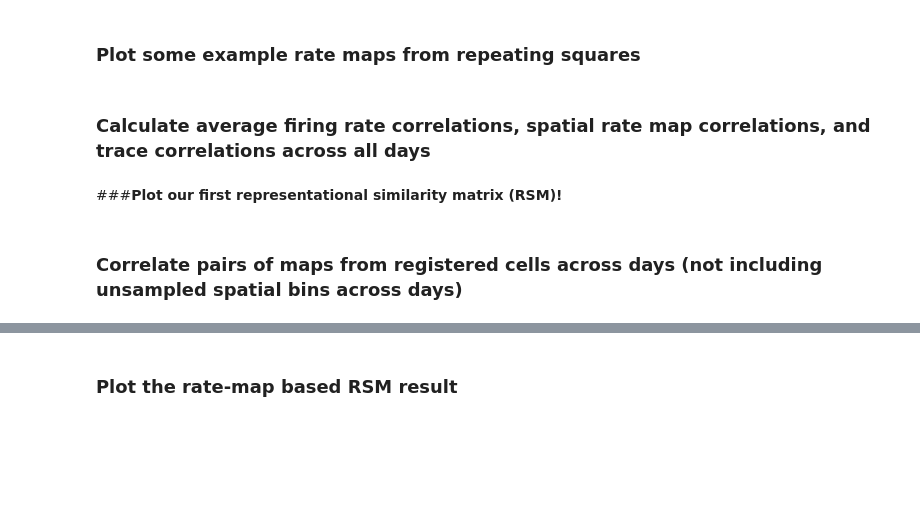
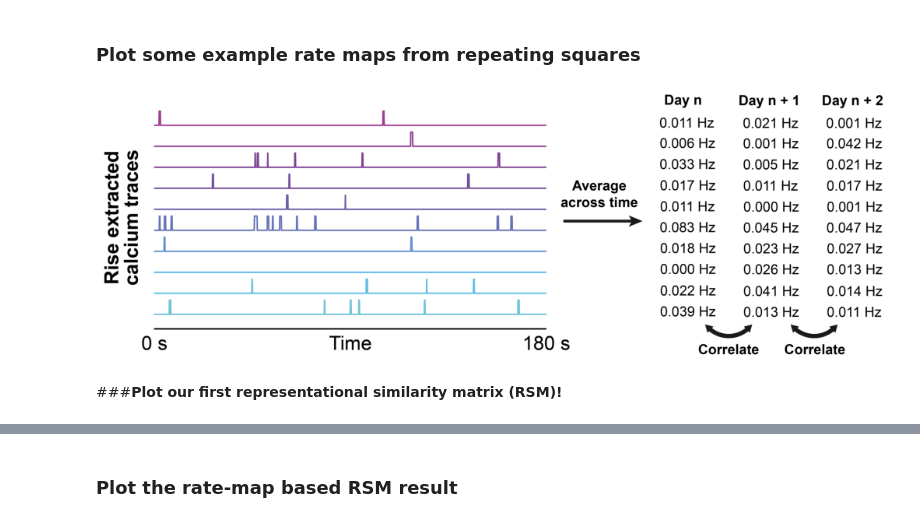
Before and after one commit to jquinnlee/MAIN_2022_calRSA, a Jupyter notebook: MAIN2022_calciumRSA_demo.ipynb, the cells around one changed output, grey strips where cells are left out. Saved outputs shown, nothing was run; the diff lists cells and outputs as text; code cells hidden in the pictures; blank space fills up the shorter version.

```diff
--- a/MAIN2022_calciumRSA_demo.ipynb
+++ b/MAIN2022_calciumRSA_demo.ipynb
@@ -317,8 +317,15 @@ cell_idx = np.where(~np.isnan(example_frs.sum(0)))[0]
 # plot the first 10 example cells
 num_example_cells = 10
 plot_example_maps(cell_idx, example_maps, example_frs, num_example_cells)
-# %% [markdown]
-### **Calculate average firing rate correlations, spatial rate map correlations, and trace correlations across all days**
+# %%
+#@title **BUILD 3 different RSMs, based on average firing rate correlations, spatial rate map correlations, and trace cross-correlations across all days**
+img2 = cv2.imread('firing-rate-corr_example.png', -1)
+plt.figure(figsize=(18,14))
+plt.imshow(cv2.cvtColor(img2, cv2.COLOR_BGR2RGB))
+plt.axis("off")
+plt.show()
+# %% [output]
+[figure, added]
 # %%
 # Cross-correlate firing rates of registered cells across all days
 n_days = mean_firing_rates.shape[0]
@@ -376,5 +383,3 @@ ax.set_yticklabels(np.arange(1, n_days + 1, 5))
 cbar = plt.colorbar(mappable, shrink=.75)
 cbar.ax.set_title('R', weight='bold')
 plt.show()
-# %% [markdown]
-### **Correlate pairs of maps from registered cells across days (not including unsampled spatial bins across days)**
```
Also changed, not shown: parts of 3 cells of this notebook.
